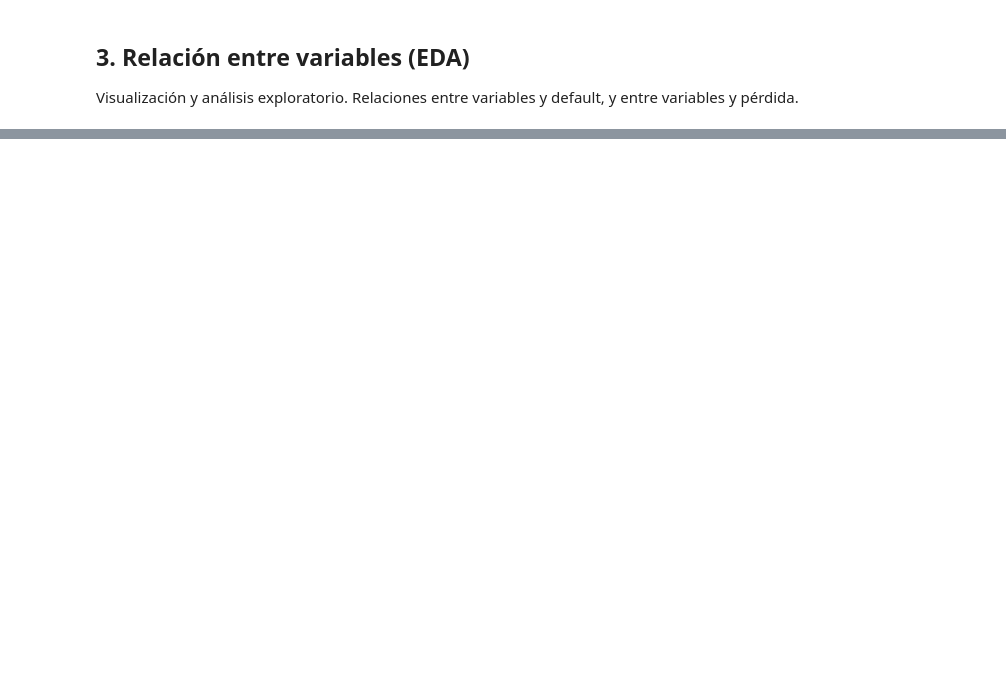
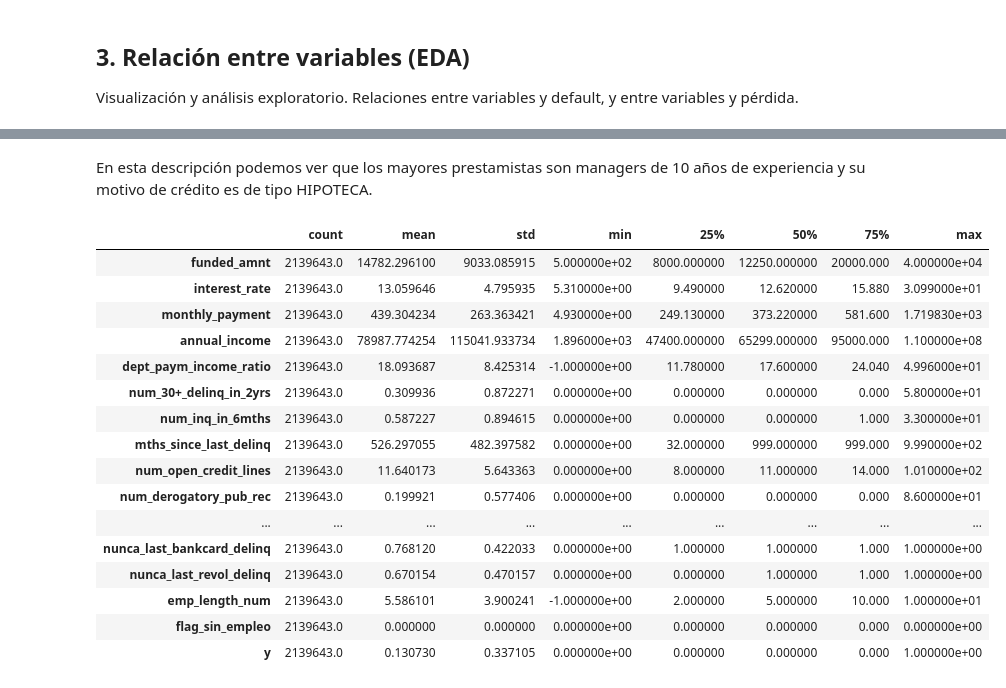
Before and after one commit to Axelcodeml/Expected_Credit_Loss, a Jupyter notebook: notebooks/ECL_Notebook.ipynb, the cells around one changed output, grey strips where cells are left out. Drawn from its saved outputs; the diff is of its cells as text; code cells hidden in the pictures; blank space fills up the shorter version.

```diff
--- a/notebooks/ECL_Notebook.ipynb
+++ b/notebooks/ECL_Notebook.ipynb
@@ -412,0 +505,22 @@ df.shape
+# %% [markdown]
+En esta descripción podemos ver que los mayores prestamistas son managers de 10 años de experiencia y su motivo de crédito es de tipo HIPOTECA.
+# %%
+df.select_dtypes(include=[np.number]).describe().T
+# %% [output]
+|  | count | mean | std | min | 25% | 50% | 75% | max |
+| funded_amnt | 2139643.0 | 14782.296100 | 9033.085915 | 5.000000e+02 | 8000.000000 | 12250.000000 | 20000.000 | 4.000000e+04 |
+| interest_rate | 2139643.0 | 13.059646 | 4.795935 | 5.310000e+00 | 9.490000 | 12.620000 | 15.880 | 3.099000e+01 |
+| monthly_payment | 2139643.0 | 439.304234 | 263.363421 | 4.930000e+00 | 249.130000 | 373.220000 | 581.600 | 1.719830e+03 |
+| annual_income | 2139643.0 | 78987.774254 | 115041.933734 | 1.896000e+03 | 47400.000000 | 65299.000000 | 95000.000 | 1.100000e+08 |
+| dept_paym_income_ratio | 2139643.0 | 18.093687 | 8.425314 | -1.000000e+00 | 11.780000 | 17.600000 | 24.040 | 4.996000e+01 |
+| num_30+_delinq_in_2yrs | 2139643.0 | 0.309936 | 0.872271 | 0.000000e+00 | 0.000000 | 0.000000 | 0.000 | 5.800000e+01 |
+| num_inq_in_6mths | 2139643.0 | 0.587227 | 0.894615 | 0.000000e+00 | 0.000000 | 0.000000 | 1.000 | 3.300000e+01 |
+| mths_since_last_delinq | 2139643.0 | 526.297055 | 482.397582 | 0.000000e+00 | 32.000000 | 999.000000 | 999.000 | 9.990000e+02 |
+| num_open_credit_lines | 2139643.0 | 11.640173 | 5.643363 | 0.000000e+00 | 8.000000 | 11.000000 | 14.000 | 1.010000e+02 |
+| num_derogatory_pub_rec | 2139643.0 | 0.199921 | 0.577406 | 0.000000e+00 | 0.000000 | 0.000000 | 0.000 | 8.600000e+01 |
+| ... | ... | ... | ... | ... | ... | ... | ... | ... |
+| nunca_last_bankcard_delinq | 2139643.0 | 0.768120 | 0.422033 | 0.000000e+00 | 1.000000 | 1.000000 | 1.000 | 1.000000e+00 |
+| nunca_last_revol_delinq | 2139643.0 | 0.670154 | 0.470157 | 0.000000e+00 | 0.000000 | 1.000000 | 1.000 | 1.000000e+00 |
+| emp_length_num | 2139643.0 | 5.586101 | 3.900241 | -1.000000e+00 | 2.000000 | 5.000000 | 10.000 | 1.000000e+01 |
+| flag_sin_empleo | 2139643.0 | 0.000000 | 0.000000 | 0.000000e+00 | 0.000000 | 0.000000 | 0.000 | 0.000000e+00 |
+| y | 2139643.0 | 0.130730 | 0.337105 | 0.000000e+00 | 0.000000 | 0.000000 | 0.000 | 1.000000e+00 |
```
Also changed, not shown: parts of 25 cells of this notebook.
